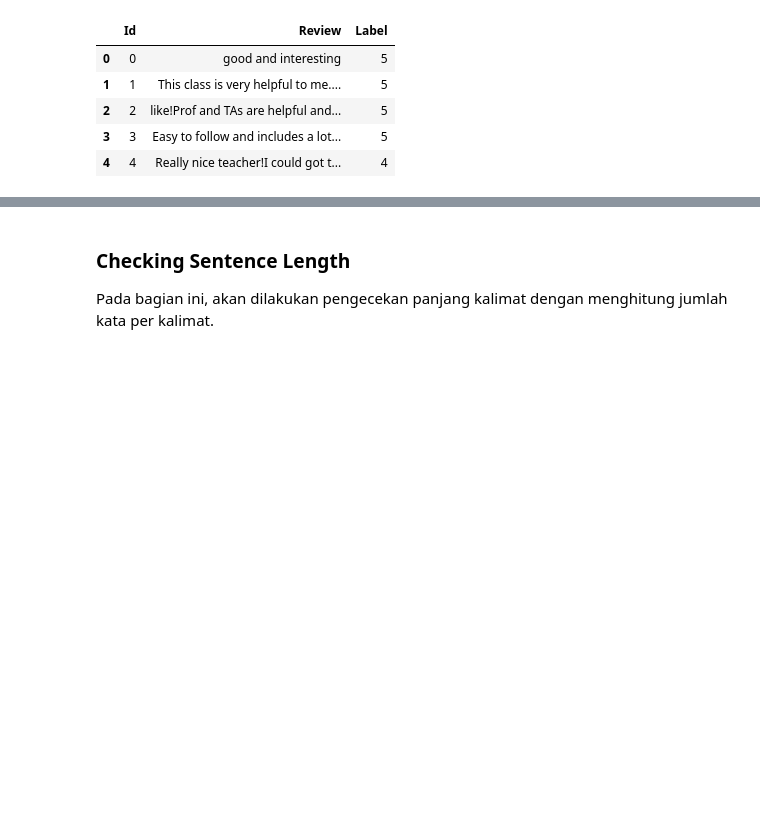
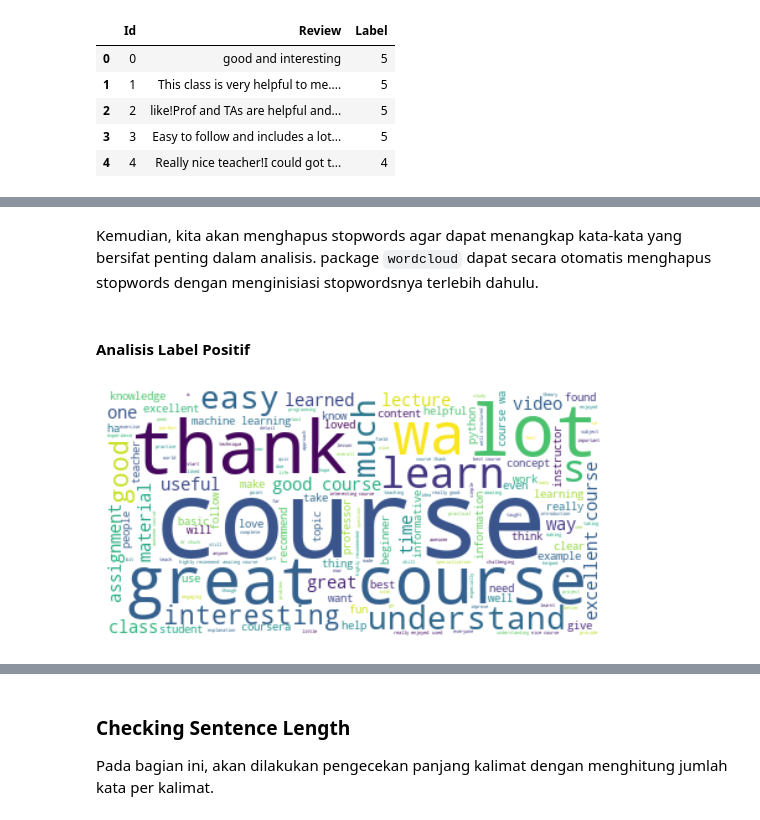
Before and after one commit to nadyadtm/Sentiment-Analysis-of-Course-Review-using-DistilBERT-Transfer-Learning, a Jupyter notebook: distilbert-with-class-weight.ipynb, the cells around one changed output, grey strips where cells are left out. Saved outputs shown, nothing was run; the diff lists cells and outputs as text; code cells hidden in the pictures; blank space fills up the shorter version.

```diff
--- a/distilbert-with-class-weight.ipynb
+++ b/distilbert-with-class-weight.ipynb
@@ -120,0 +188,8 @@ Name: Label, dtype: int64
+# %%
+text_positive = df[df["Sentiment"]=="positive"]
+text_negative = df[df["Sentiment"]=="negative"]
+text_neutral = df[df["Sentiment"]=="neutral"]
+
+text_positives = " ".join(review for review in text_positive.preprocessed_review)
+text_negatives = " ".join(review for review in text_negative.preprocessed_review)
+text_neutrals = " ".join(review for review in text_neutral.preprocessed_review)
@@ -120,0 +198,27 @@ Name: Label, dtype: int64
+# %%
+lemmatizer = WordNetLemmatizer()
+
+def lemma_text(x):
+    word_list = word_tokenize(x)
+    lemmatized_output = ' '.join([lemmatizer.lemmatize(str.lower(w)) for w in word_list])
+    return lemmatized_output
+# %%
+text_positives = lemma_text(text_positives)
+text_negatives = lemma_text(text_negatives)
+text_neutrals = lemma_text(text_neutrals)
+# %% [markdown]
+Kemudian, kita akan menghapus stopwords agar dapat menangkap kata-kata yang bersifat penting dalam analisis. package `wordcloud` dapat secara otomatis menghapus stopwords dengan menginisiasi stopwordsnya terlebih dahulu.
+# %%
+# Create stopword list:
+stopwords = set(STOPWORDS)
+stopwords.update(["n't","'m","'re","'ll", "'s"])
+# %% [markdown]
+#### Analisis Label Positif
+# %%
+wordcloud = WordCloud(stopwords=stopwords, background_color="white").generate(text_positives)
+
+plt.imshow(wordcloud, interpolation='bilinear')
+plt.axis("off")
+plt.show()
+# %% [output]
+[figure, added]
```
Also changed, not shown: parts of 92 cells of this notebook.
